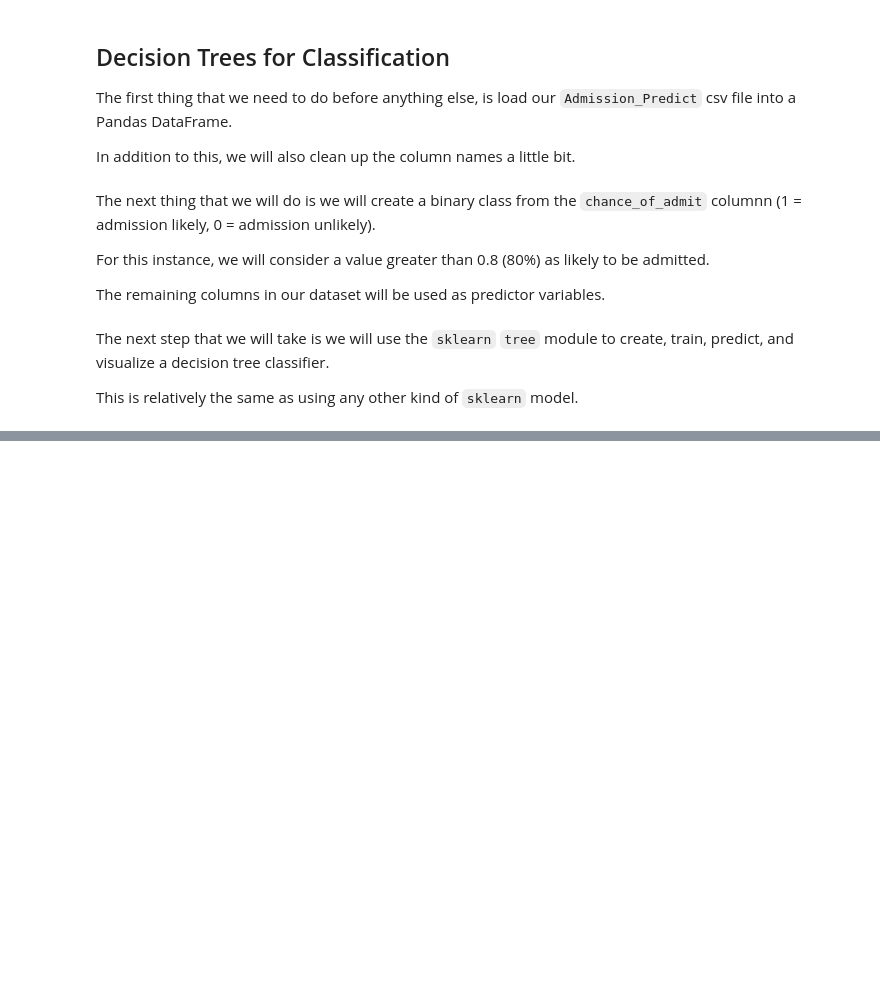
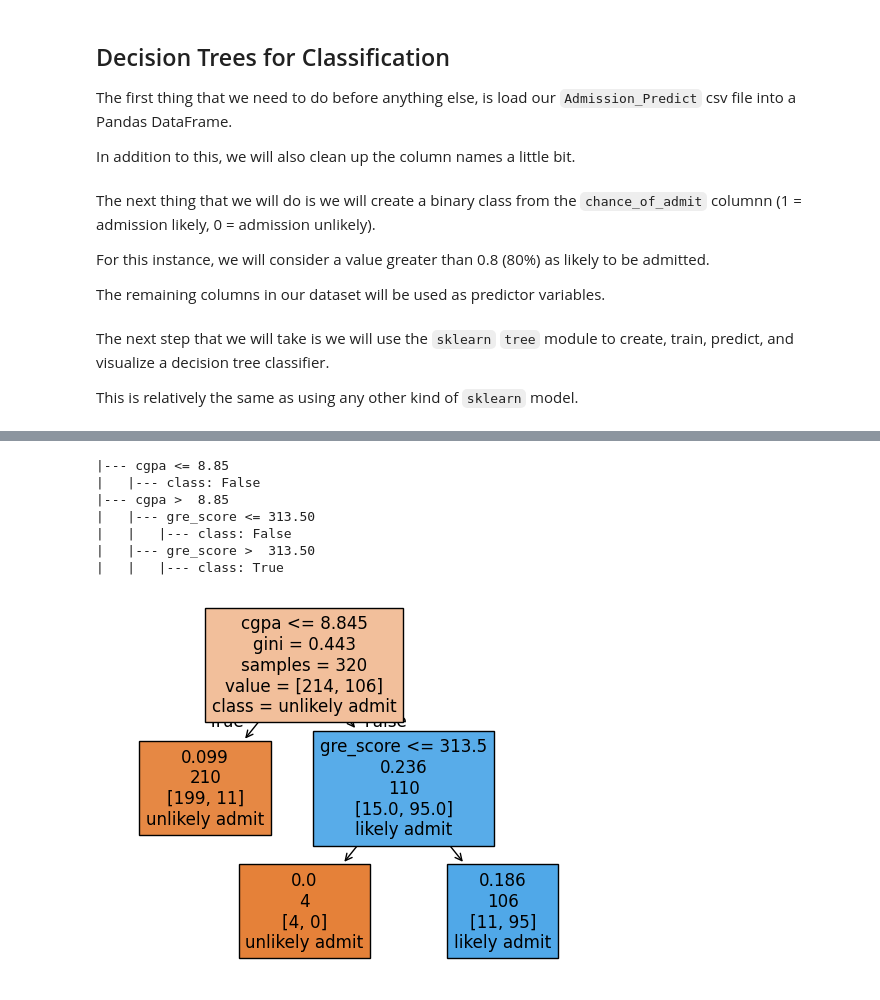
Before and after one commit to connorthomas9/Decision_Trees, a Jupyter notebook: dt_notebook.ipynb, the cells around one changed output, grey strips where cells are left out. Saved outputs shown, nothing was run; the diff lists cells and outputs as text; code cells hidden in the pictures; blank space fills up the shorter version.

Commit message:
Update dt_notebook.ipynb
Continuing with classifier analysis

```diff
--- a/dt_notebook.ipynb
+++ b/dt_notebook.ipynb
@@ -56,3 +60,14 @@ y = df['chance_of_admit']>=.8
 The next step that we will take is we will use the `sklearn` `tree` module to create, train, predict, and visualize a decision tree classifier.
 
 This is relatively the same as using any other kind of `sklearn` model.
+# %%
+# Creating our Decision Tree Classifier
+x_train, x_test, y_train, y_test = train_test_split(X,y, random_state=0,
+                                                    test_size=0.2)
+dt = DecisionTreeClassifier(max_depth=2, ccp_alpha=0.01, criterion='gini')
+dt.fit(x_train, y_train)
+y_pred = dt.predict(x_test)
+
+# Printing Score and Accuracy Score
+print(dt.score(x_test, y_test))
+print(accuracy_score(y_test, y_pred))
@@ -58,0 +83,17 @@ This is relatively the same as using any other kind of `sklearn` model.
+# %%
+# Plotting and Visualizing our Tree
+tree.plot_tree(dt, feature_names = x_train.columns,
+               max_depth=3, class_names = ['unlikely admit', 'likely admit'],
+               label='root', filled=True)
+
+# Printing the visual
+print(tree.export_text(dt, feature_names = X.columns.tolist()))
+# %% [output]
+|--- cgpa <= 8.85
+|   |--- class: False
+|--- cgpa >  8.85
+|   |--- gre_score <= 313.50
+|   |   |--- class: False
+|   |--- gre_score >  313.50
+|   |   |--- class: True
+[figure, added]
```
Also changed, not shown: parts of 5 cells of this notebook.
